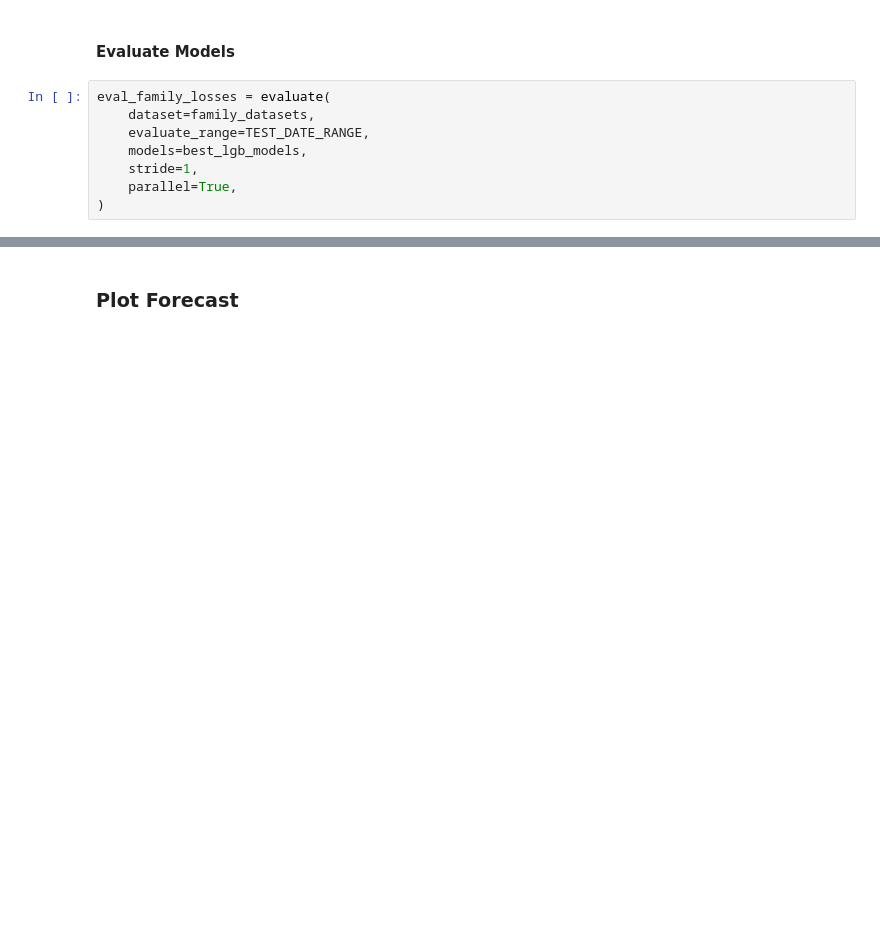
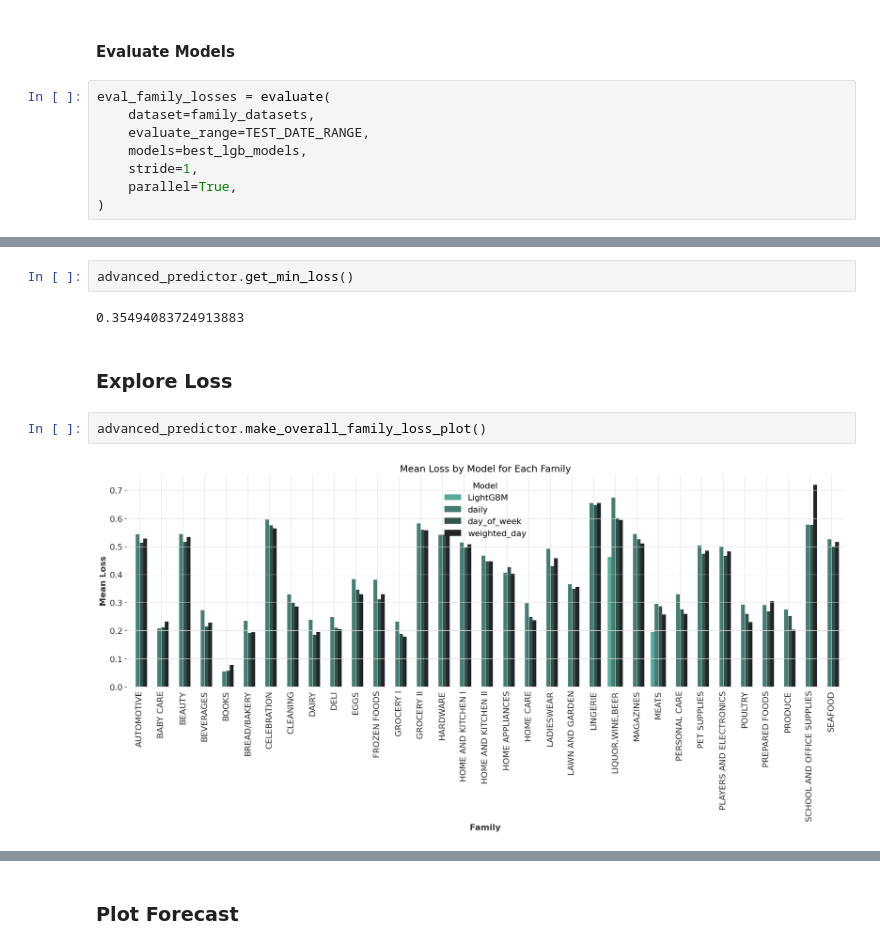
Before and after one commit to Tikhon-Radkevich/Store-Sales, a Jupyter notebook: notebooks/light_gbm/darts_light_gbm_implementation.ipynb, the cells around one changed output, grey strips where cells are left out. Drawn from its saved outputs; the diff is of its cells as text; blank space fills up the shorter version.

```diff
--- a/notebooks/light_gbm/darts_light_gbm_implementation.ipynb
+++ b/notebooks/light_gbm/darts_light_gbm_implementation.ipynb
@@ -458,0 +331,10 @@ optimal_pred[optimal_pred["model"] == "LightGBM"]
+# %%
+advanced_predictor.get_min_loss()
+# %% [output]
+0.35494083724913883
+# %% [markdown]
+### Explore Loss
+# %%
+advanced_predictor.make_overall_family_loss_plot()
+# %% [output]
+[figure, added]
```
Also changed, not shown: parts of 56 cells of this notebook.
